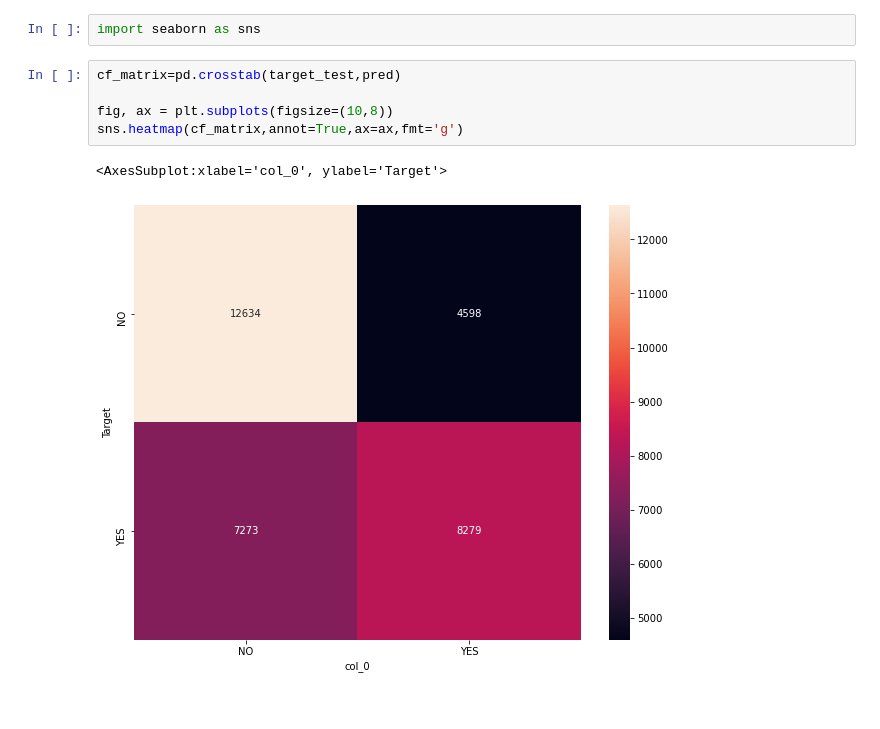
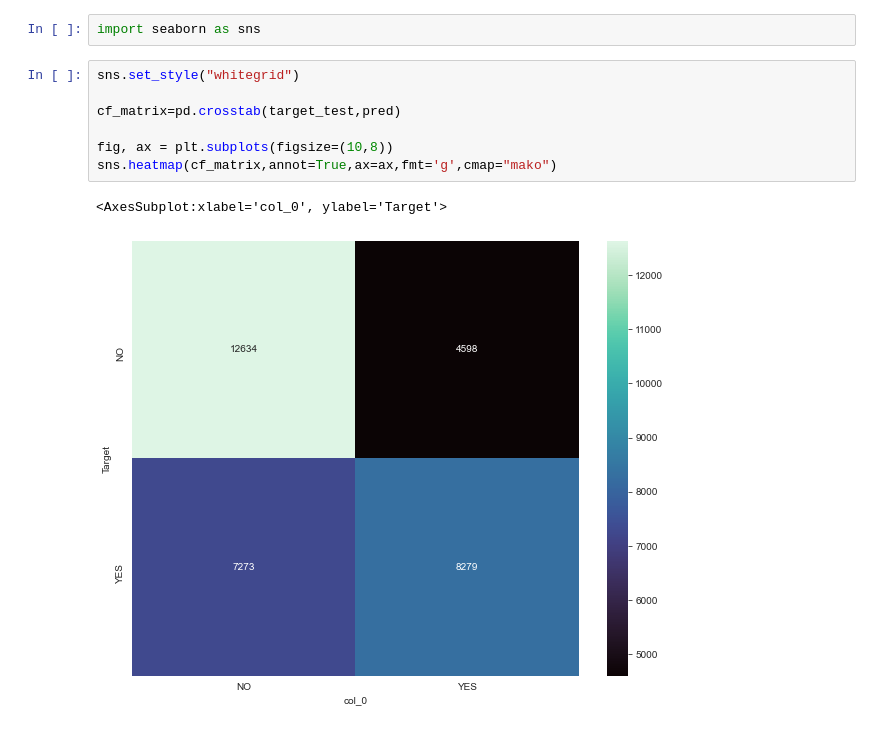
Before and after one commit to LaRitaDu12/python_hospital, a Jupyter notebook: XgboostSKlearn.ipynb, the cells around one changed output. Saved outputs shown, nothing was run; the diff lists cells and outputs as text.

Commit message:
Tried random grid search & change cf_matrix style

```diff
--- a/XgboostSKlearn.ipynb
+++ b/XgboostSKlearn.ipynb
@@ -152,10 +151,12 @@ print(accuracy_score(target_test,pred))
 # %%
 import seaborn as sns
 # %%
+sns.set_style("whitegrid")
+
 cf_matrix=pd.crosstab(target_test,pred)
 
 fig, ax = plt.subplots(figsize=(10,8))
-sns.heatmap(cf_matrix,annot=True,ax=ax,fmt='g')
+sns.heatmap(cf_matrix,annot=True,ax=ax,fmt='g',cmap="mako")
 # %% [output]
 <AxesSubplot:xlabel='col_0', ylabel='Target'>
-[figure, old version]
+[figure, new version]
```
Also changed, not shown: parts of 2 cells of this notebook, 1 other file.
